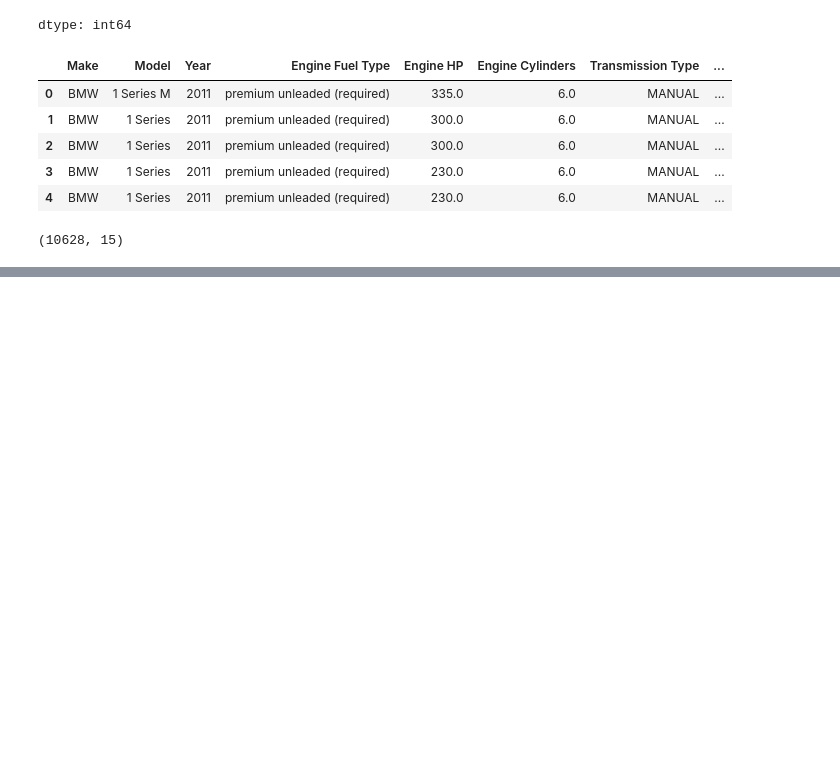
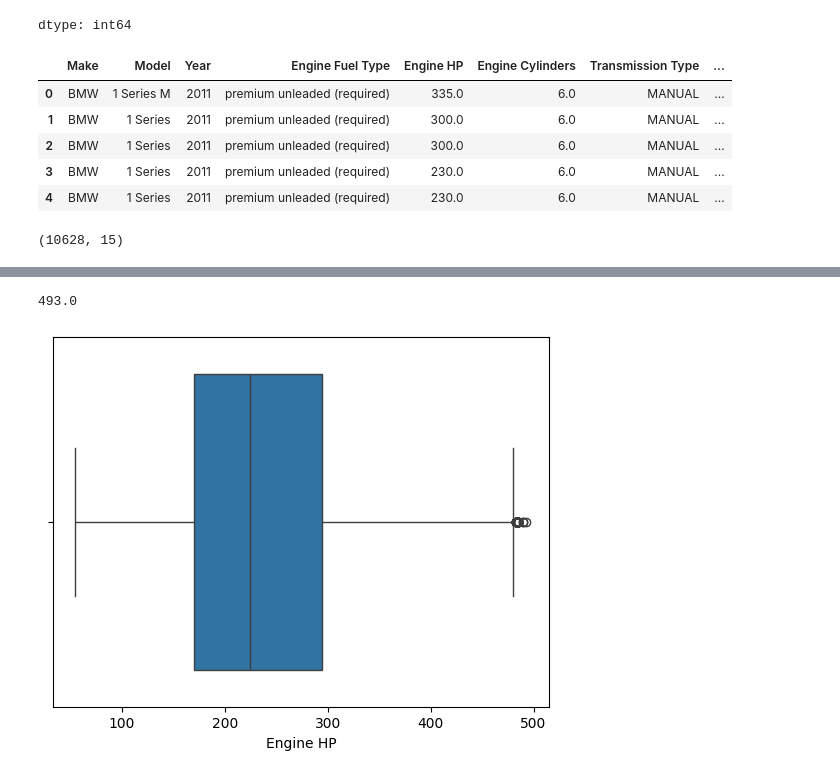
Before and after one commit to owaisnadeem18/Continuing_AI_Course_Saylani, a Jupyter notebook: August Monthly Test Preparation EDA and Linear + Logistic Regression/Lecture_13_EDA_HTS_irfan_malik.ipynb, the cells around one changed output, grey strips where cells are left out. Cells and saved outputs as stored; diff of their text form; code cells hidden in the pictures; blank space fills up the shorter version.

```diff
--- a/August Monthly Test Preparation EDA and Linear + Logistic Regression/Lecture_13_EDA_HTS_irfan_malik.ipynb
+++ b/August Monthly Test Preparation EDA and Linear + Logistic Regression/Lecture_13_EDA_HTS_irfan_malik.ipynb
@@ -398,0 +461,7 @@ df.shape
+# %%
+sns.boxplot(x = "Engine HP" , data = df )
+
+df["Engine HP"].max()
+# %% [output]
+493.0
+[figure, added]
```
Also changed, not shown: parts of 8 cells of this notebook.
